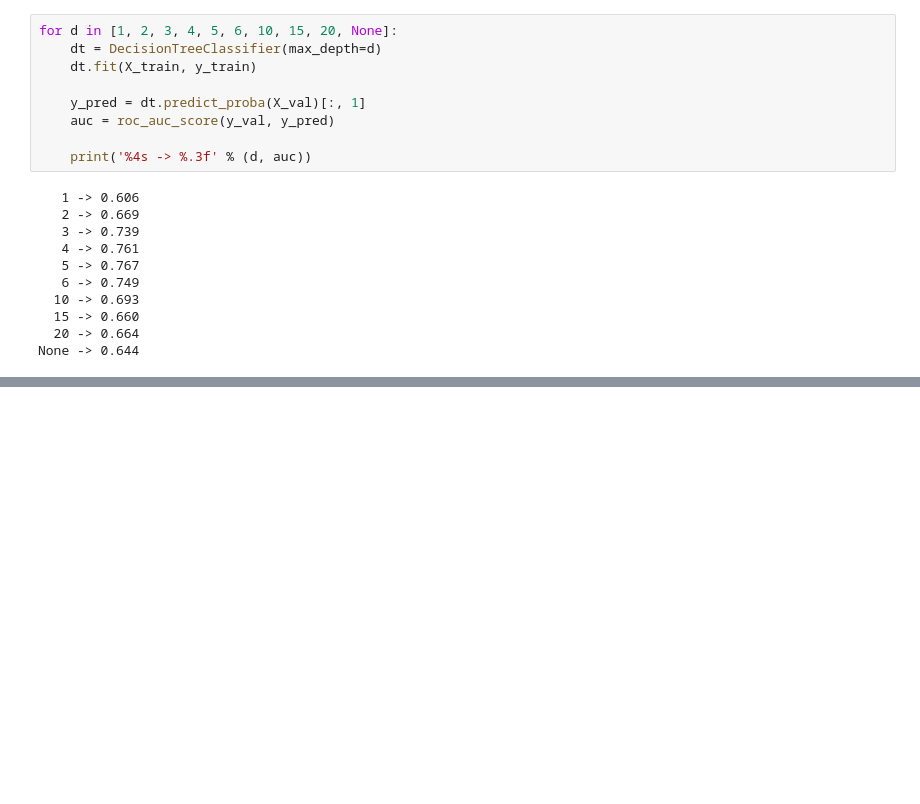
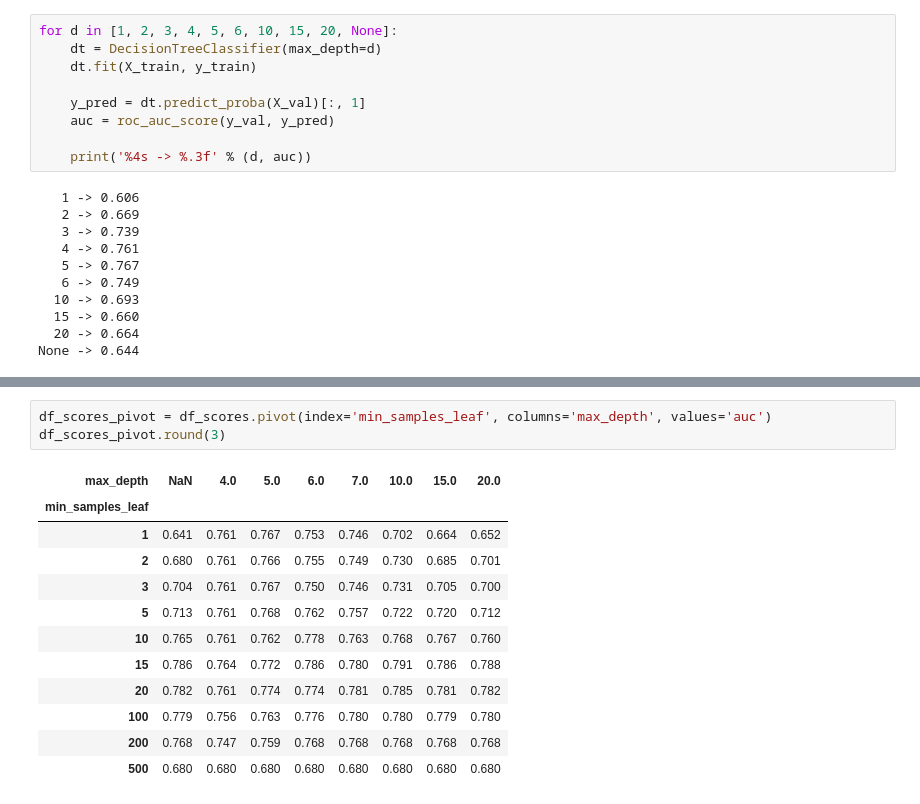
Before and after one commit to MedCoder001/Credit_Scoring_Project, a Jupyter notebook: model.ipynb, the cells around one changed output, grey strips where cells are left out. Drawn from its saved outputs; the diff is of its cells as text; blank space fills up the shorter version.

```diff
--- a/model.ipynb
+++ b/model.ipynb
@@ -449,0 +471,16 @@ for d in [4, 5, 6]:
+# %%
+df_scores_pivot = df_scores.pivot(index='min_samples_leaf', columns='max_depth', values='auc')
+df_scores_pivot.round(3)
+# %% [output]
+| max_depth | NaN | 4.0 | 5.0 | 6.0 | 7.0 | 10.0 | 15.0 | 20.0 |
+| min_samples_leaf |  |  |  |  |  |  |  |  |
+| 1 | 0.641 | 0.761 | 0.767 | 0.753 | 0.746 | 0.702 | 0.664 | 0.652 |
+| 2 | 0.680 | 0.761 | 0.766 | 0.755 | 0.749 | 0.730 | 0.685 | 0.701 |
+| 3 | 0.704 | 0.761 | 0.767 | 0.750 | 0.746 | 0.731 | 0.705 | 0.700 |
+| 5 | 0.713 | 0.761 | 0.768 | 0.762 | 0.757 | 0.722 | 0.720 | 0.712 |
+| 10 | 0.765 | 0.761 | 0.762 | 0.778 | 0.763 | 0.768 | 0.767 | 0.760 |
+| 15 | 0.786 | 0.764 | 0.772 | 0.786 | 0.780 | 0.791 | 0.786 | 0.788 |
+| 20 | 0.782 | 0.761 | 0.774 | 0.774 | 0.781 | 0.785 | 0.781 | 0.782 |
+| 100 | 0.779 | 0.756 | 0.763 | 0.776 | 0.780 | 0.780 | 0.779 | 0.780 |
+| 200 | 0.768 | 0.747 | 0.759 | 0.768 | 0.768 | 0.768 | 0.768 | 0.768 |
+| 500 | 0.680 | 0.680 | 0.680 | 0.680 | 0.680 | 0.680 | 0.680 | 0.680 |
```
Also changed, not shown: parts of 15 cells of this notebook.
